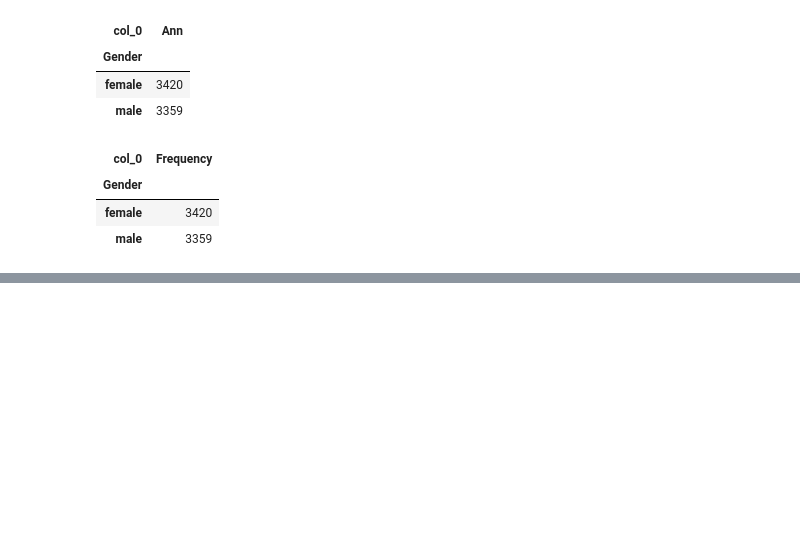
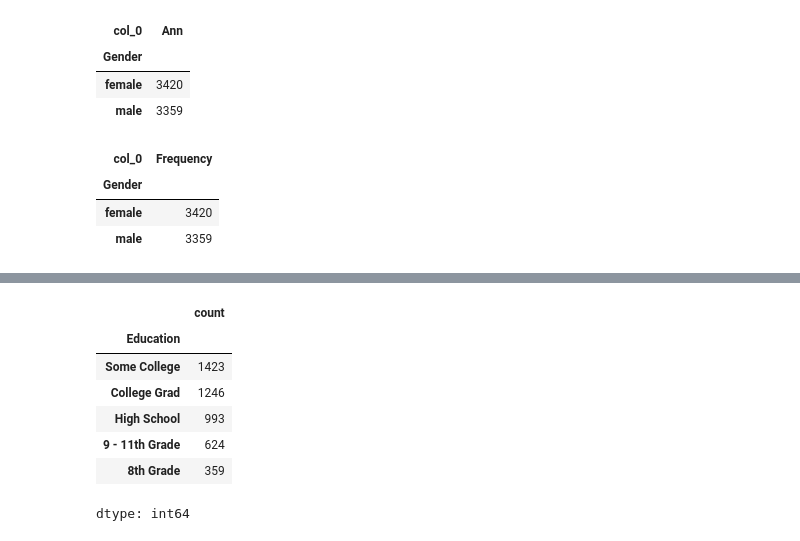
Before and after one commit to awnginga/Engage-Project, a Jupyter notebook: Engage_Practicals.ipynb, the cells around one changed output, grey strips where cells are left out. Cells and saved outputs as stored; diff of their text form; code cells hidden in the pictures; blank space fills up the shorter version.

```diff
--- a/Engage_Practicals.ipynb
+++ b/Engage_Practicals.ipynb
@@ -105,0 +129,12 @@ freq_table
+# %%
+Education_counts=df['Education'].value_counts()
+Education_counts
+# %% [output]
+|  | count |
+| Education |  |
+| Some College | 1423 |
+| College Grad | 1246 |
+| High School | 993 |
+| 9 - 11th Grade | 624 |
+| 8th Grade | 359 |
+dtype: int64
```
Also changed, not shown: parts of 3 cells of this notebook.
